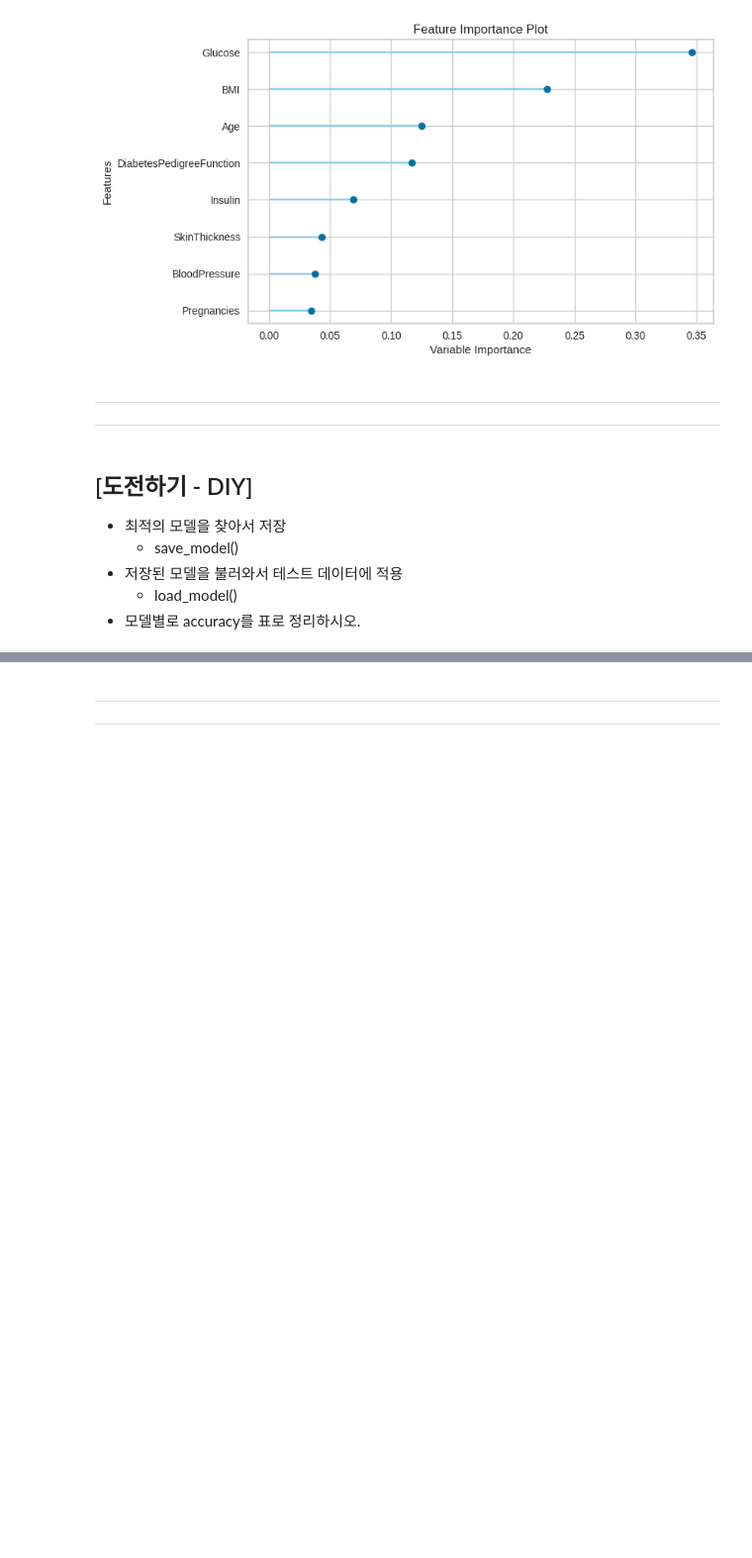
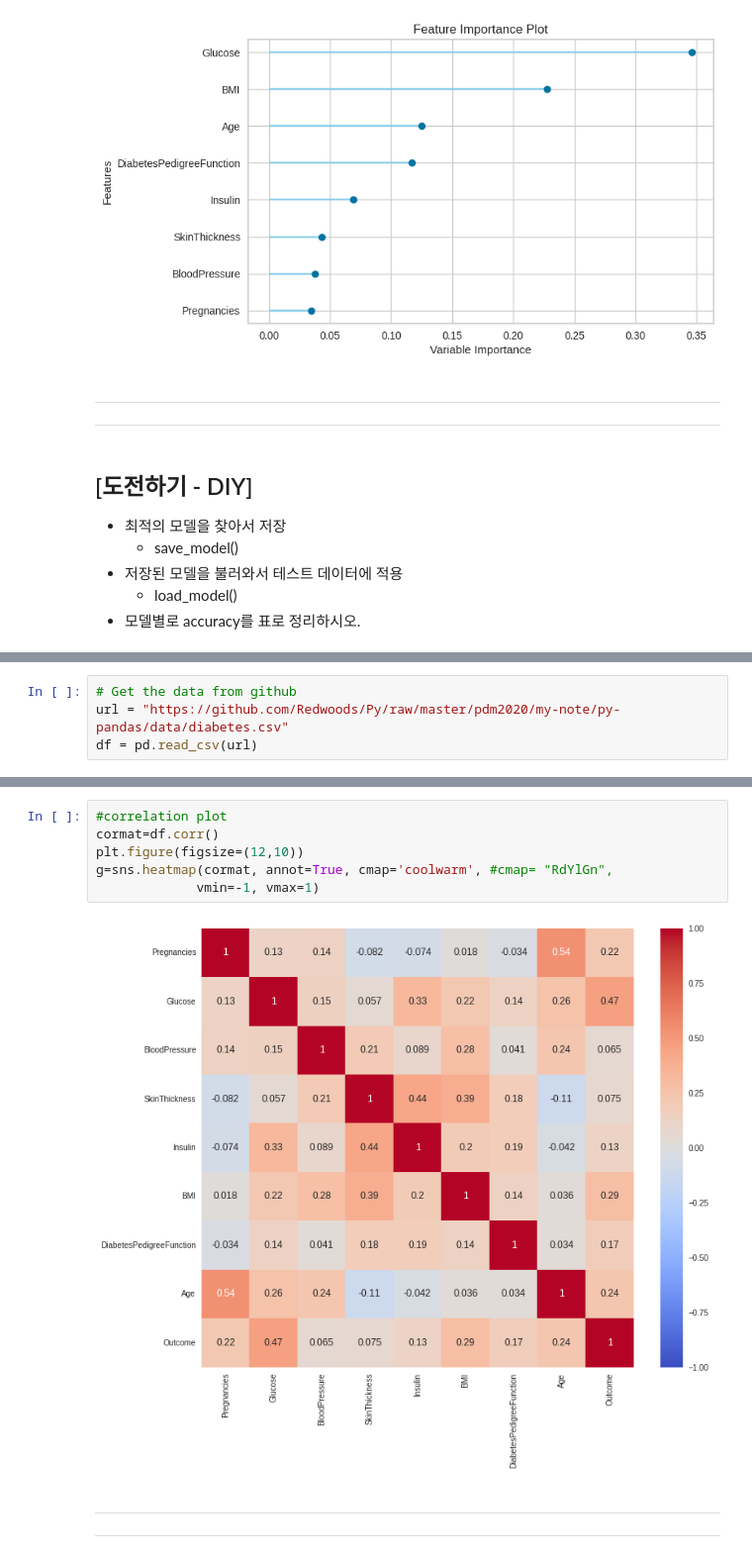
Before and after one commit to ducodbs0516/pdm18, a Jupyter notebook: py-tensorflow/DL4-autoML/diabetes_autoML_df_df2.ipynb, the cells around one changed output, grey strips where cells are left out. Shown at 99% size. Cells and saved outputs as stored; diff of their text form; blank space fills up the shorter version.

```diff
--- a/py-tensorflow/DL4-autoML/diabetes_autoML_df_df2.ipynb
+++ b/py-tensorflow/DL4-autoML/diabetes_autoML_df_df2.ipynb
@@ -565,0 +553,4 @@ plot_model(best_model2, plot = 'feature')
+# %%
+# Get the data from github
+url = "https://github.com/Redwoods/Py/raw/master/pdm2020/my-note/py-pandas/data/diabetes.csv"
+df = pd.read_csv(url)
@@ -566,3 +732,11 @@ plot_model(best_model2, plot = 'feature')
+# %%
+#correlation plot
+cormat=df.corr()
+plt.figure(figsize=(12,10))
+g=sns.heatmap(cormat, annot=True, cmap='coolwarm', #cmap= "RdYlGn",
+             vmin=-1, vmax=1)
+# %% [output]
+[figure, added]
 # %% [markdown]
 ---
 ---
```
Also changed, not shown: parts of 27 cells of this notebook.
